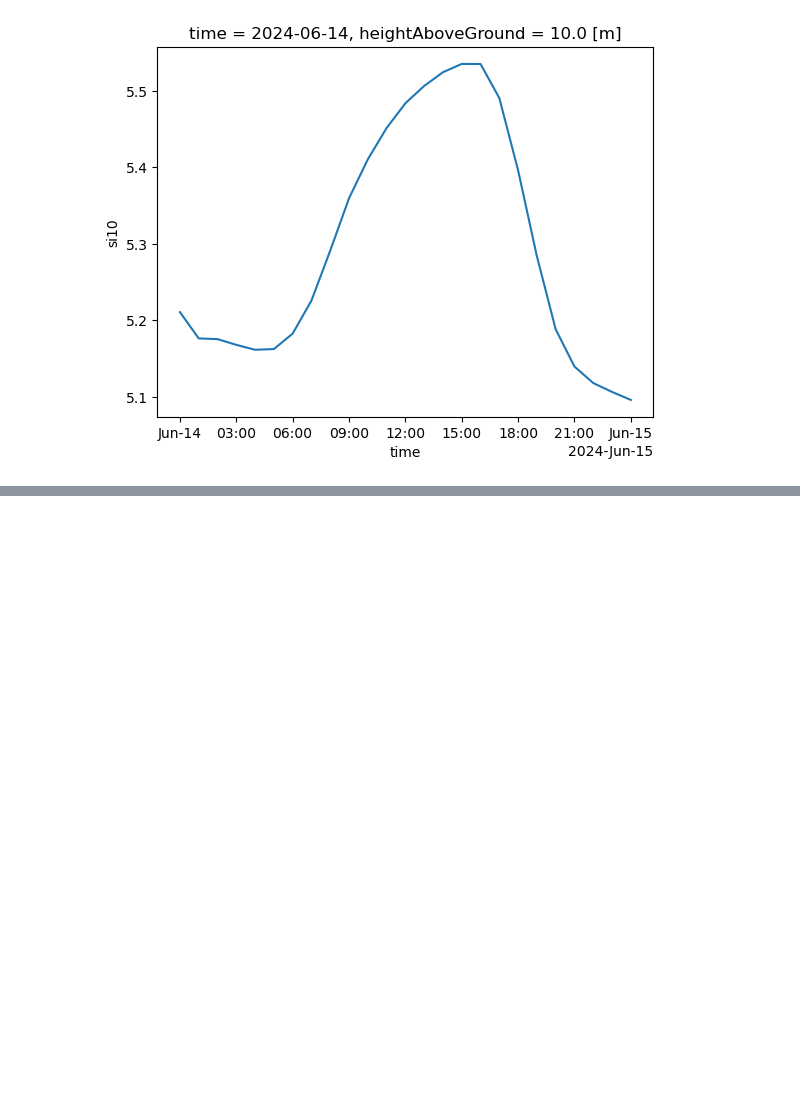
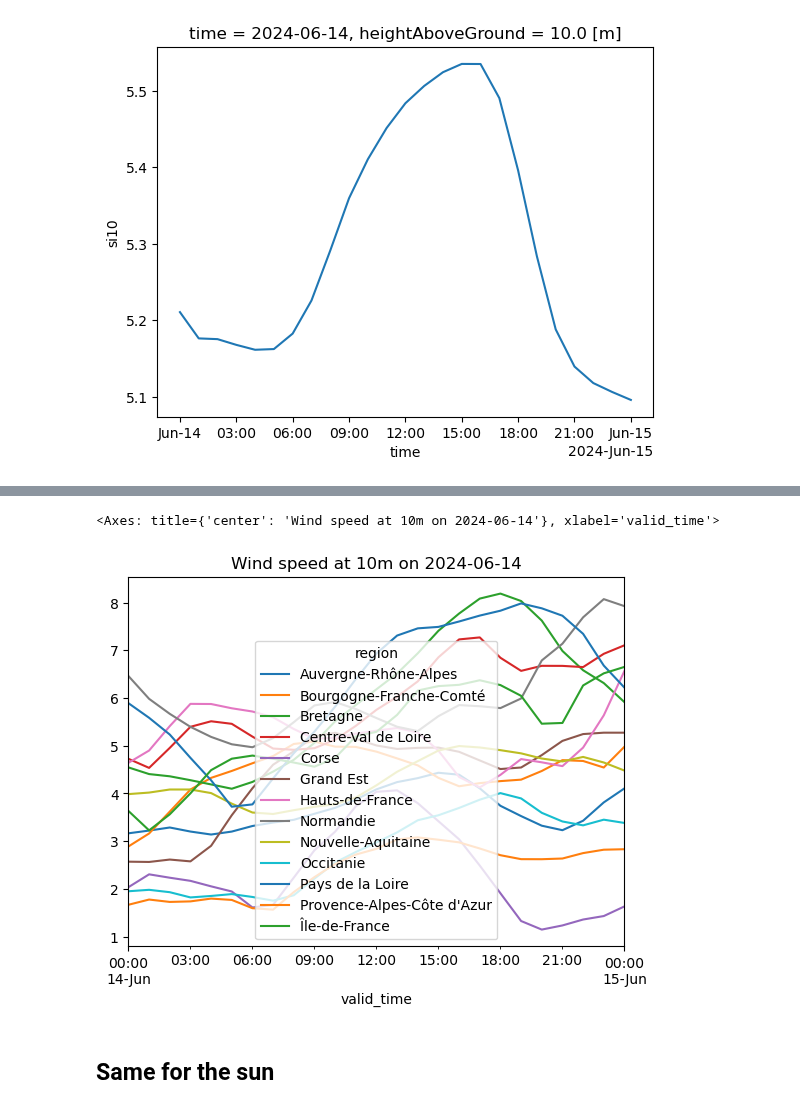
Before and after one commit to GreenForecast-Squad/energetic-stress-production, a Jupyter notebook: notebooks/weather/4_recent_forecast.ipynb, the cells around one changed output, grey strips where cells are left out. Cells and saved outputs as stored; diff of their text form; code cells hidden in the pictures; blank space fills up the shorter version.

```diff
--- a/notebooks/weather/4_recent_forecast.ipynb
+++ b/notebooks/weather/4_recent_forecast.ipynb
@@ -78,0 +83,10 @@ da_wind.mean(["latitude", "longitude"]).plot(x="valid_time")
+# %%
+import yaml
+
+filename_bounds = "./france_bounds.yml"
+bounds = yaml.safe_load(open(filename_bounds, "r"))
+min_lon = bounds["min_lon"]
+max_lon = bounds["max_lon"]
+min_lat = bounds["min_lat"]
+max_lat = bounds["max_lat"]
+bounds
@@ -78,0 +98,3 @@ da_wind.mean(["latitude", "longitude"]).plot(x="valid_time")
+# %%
+regions_names = yaml.safe_load(open("./regions.yml", "r"))
+regions_names
@@ -78,0 +115,3 @@ da_wind.mean(["latitude", "longitude"]).plot(x="valid_time")
+# %%
+masks = xr.load_dataarray("./mask_france_regions.nc")
+masks
@@ -78,0 +130,10 @@ da_wind.mean(["latitude", "longitude"]).plot(x="valid_time")
+# %%
+da_wind_france = da_wind.sel(
+    longitude=slice(min_lon, max_lon), latitude=slice(max_lat, min_lat)
+)
+da_wind_region = da_wind_france.groupby(masks).mean(["latitude", "longitude"])
+# relabel the regions groups
+da_wind_region["group"] = regions_names
+# change the name of the groups
+da_wind_region = da_wind_region.rename(group="region")
+da_wind_region
@@ -78,0 +158,13 @@ da_wind.mean(["latitude", "longitude"]).plot(x="valid_time")
+# %%
+df_wind_regions = da_wind_region.to_dataframe()
+df_wind_regions = df_wind_regions.set_index("valid_time", append=True)
+# remove the step level
+df_wind_regions = df_wind_regions.droplevel("step")
+# remove the time level
+df_wind = df_wind_regions["si10"].unstack("region")
+df_wind.plot(title=f"Wind speed at 10m on {time.date()}")
+# %% [output]
+<Axes: title={'center': 'Wind speed at 10m on 2024-06-14'}, xlabel='valid_time'>
+[figure, added]
+# %% [markdown]
+## Same for the sun
```
Also changed, not shown: parts of 13 cells of this notebook, 8 other files.
